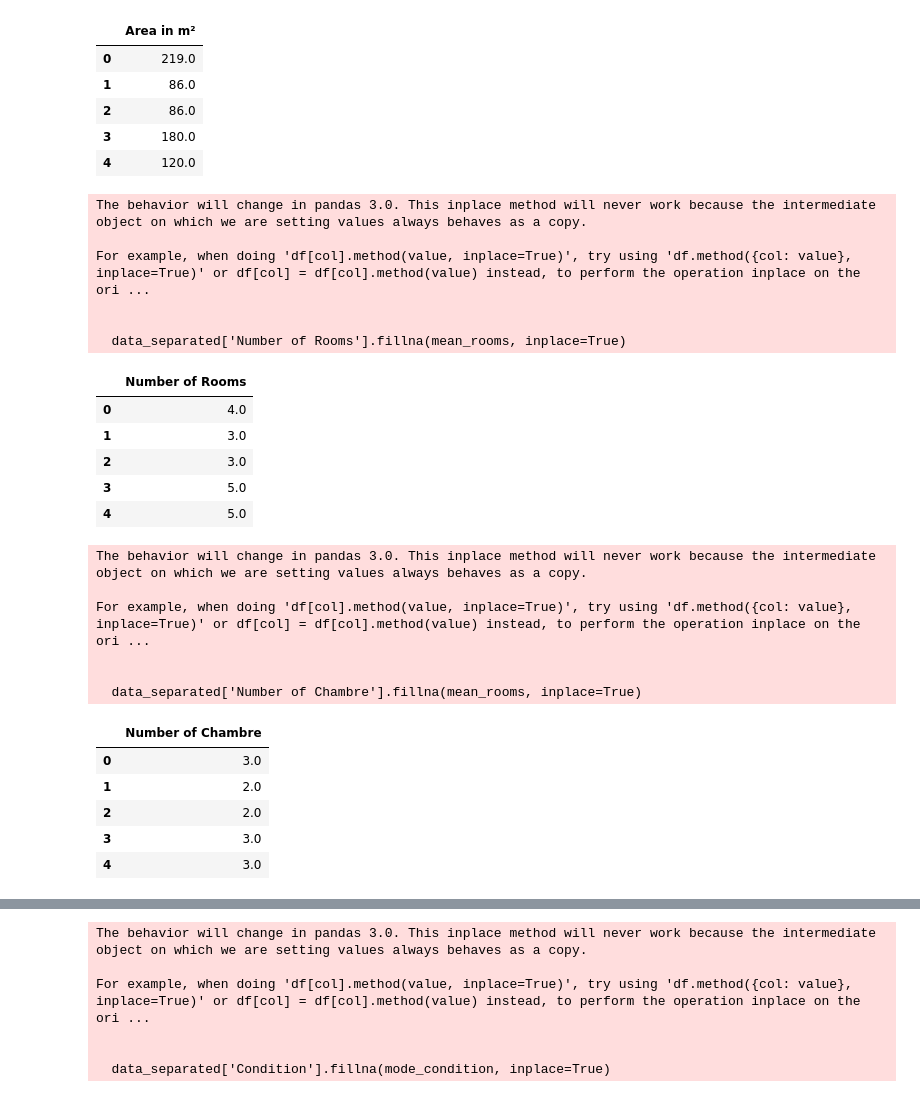
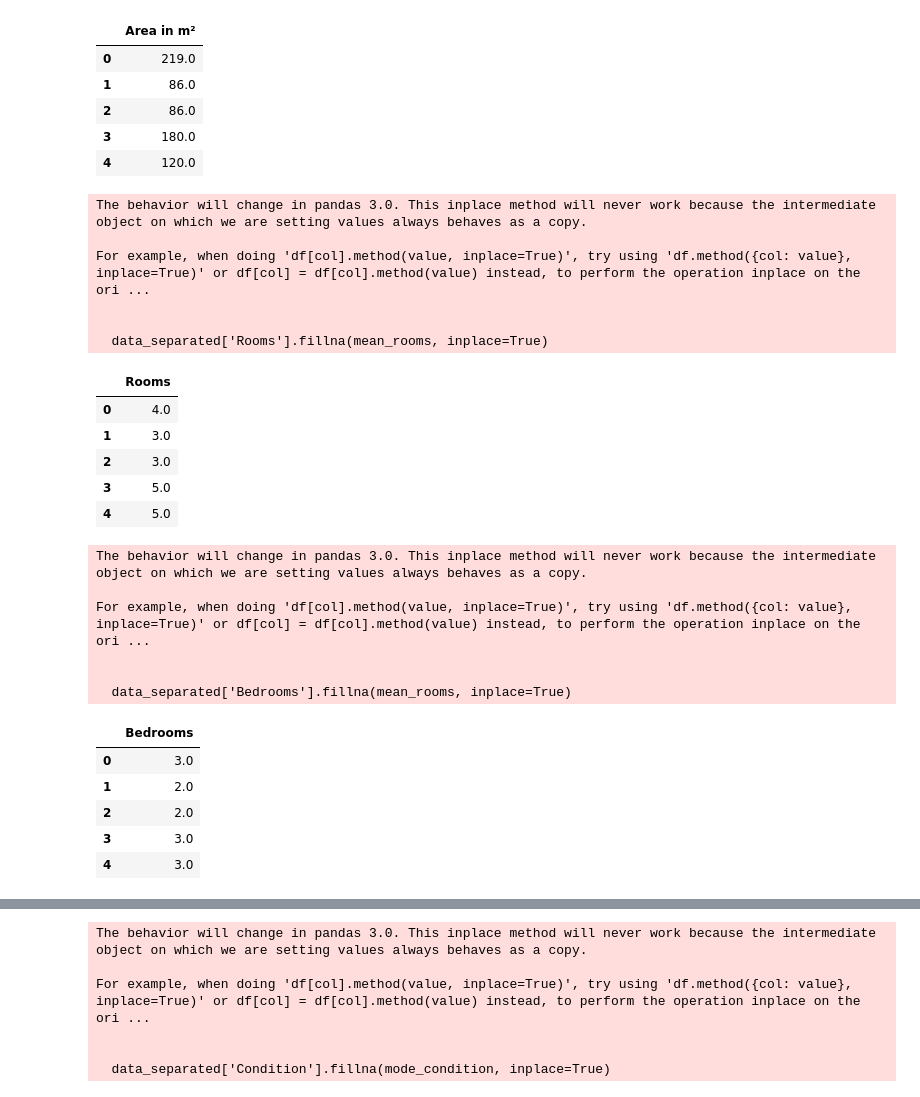
Before and after one commit to youssefmaimouni/houses_cars_prices_prediction, a Jupyter notebook: data_cleaning/houses_data_cleaning/Houses Data Cleaning.ipynb, the cells around one changed output, grey strips where cells are left out. Saved outputs shown, nothing was run; the diff lists cells and outputs as text; code cells hidden in the pictures.

Commit message:
houses cleaned data

```diff
--- a/data_cleaning/houses_data_cleaning/Houses Data Cleaning.ipynb
+++ b/data_cleaning/houses_data_cleaning/Houses Data Cleaning.ipynb
@@ -587,29 +587,29 @@ data_separated[['Area in m²']].head()
 | 4 | 120.0 |
 # %%
 # Rename the column
-data_separated.rename(columns={'Tag_2': 'Number of Rooms'}, inplace=True)
+data_separated.rename(columns={'Tag_2': 'Rooms'}, inplace=True)
 
 # Extract numeric values from the column, handling "empty" and "0 Pièces"
-data_separated['Number of Rooms'] = data_separated['Number of Rooms'].replace(
+data_separated['Rooms'] = data_separated['Rooms'].replace(
     ['empty', '0 Pièces'], None
 ).str.extract(r'(\d+)').astype(float)
 
 # Calculate the mean of the non-missing values
-mean_rooms = data_separated['Number of Rooms'].mean()
+mean_rooms = data_separated['Rooms'].mean()
 
 # Replace missing values with the mean
-data_separated['Number of Rooms'].fillna(mean_rooms, inplace=True)
+data_separated['Rooms'].fillna(mean_rooms, inplace=True)
 
 # Check the updated column
-data_separated[['Number of Rooms']].head()
+data_separated[['Rooms']].head()
 # %% [output]
 The behavior will change in pandas 3.0. This inplace method will never work because the intermediate object on which we are setting values always behaves as a copy.
 
 For example, when doing 'df[col].method(value, inplace=True)', try using 'df.method({col: value}, inplace=True)' or df[col] = df[col].method(value) instead, to perform the operation inplace on the ori ...
 
 
-  data_separated['Number of Rooms'].fillna(mean_rooms, inplace=True)
+  data_separated['Rooms'].fillna(mean_rooms, inplace=True)
-|  | Number of Rooms |
+|  | Rooms |
 | 0 | 4.0 |
 | 1 | 3.0 |
 | 2 | 3.0 |
@@ -617,29 +617,29 @@ For example, when doing 'df[col].method(value, inplace=True)', try using 'df.met
 | 4 | 5.0 |
 # %%
 # Rename the column
-data_separated.rename(columns={'Tag_3': 'Number of Chambre'}, inplace=True)
+data_separated.rename(columns={'Tag_3': 'Bedrooms'}, inplace=True)
 
 # Extract numeric values from the column, handling "empty" and "0 Pièces"
-data_separated['Number of Chambre'] = data_separated['Number of Chambre'].replace(
+data_separated['Bedrooms'] = data_separated['Bedrooms'].replace(
     ['empty', '0 Chambres'], None
 ).str.extract(r'(\d+)').astype(float)
 
 # Calculate the mean of the non-missing values
-mean_rooms = data_separated['Number of Chambre'].mean()
+mean_rooms = data_separated['Bedrooms'].mean()
 
 # Replace missing values with the mean
-data_separated['Number of Chambre'].fillna(mean_rooms, inplace=True)
+data_separated['Bedrooms'].fillna(mean_rooms, inplace=True)
 
 # Check the updated column
-data_separated[['Number of Chambre']].head()
+data_separated[['Bedrooms']].head()
 # %% [output]
 The behavior will change in pandas 3.0. This inplace method will never work because the intermediate object on which we are setting values always behaves as a copy.
 
 For example, when doing 'df[col].method(value, inplace=True)', try using 'df.method({col: value}, inplace=True)' or df[col] = df[col].method(value) instead, to perform the operation inplace on the ori ...
 
 
-  data_separated['Number of Chambre'].fillna(mean_rooms, inplace=True)
+  data_separated['Bedrooms'].fillna(mean_rooms, inplace=True)
-|  | Number of Chambre |
+|  | Bedrooms |
 | 0 | 3.0 |
 | 1 | 2.0 |
 | 2 | 2.0 |
```
Also changed, not shown: parts of 6 cells of this notebook, 3 other files.
